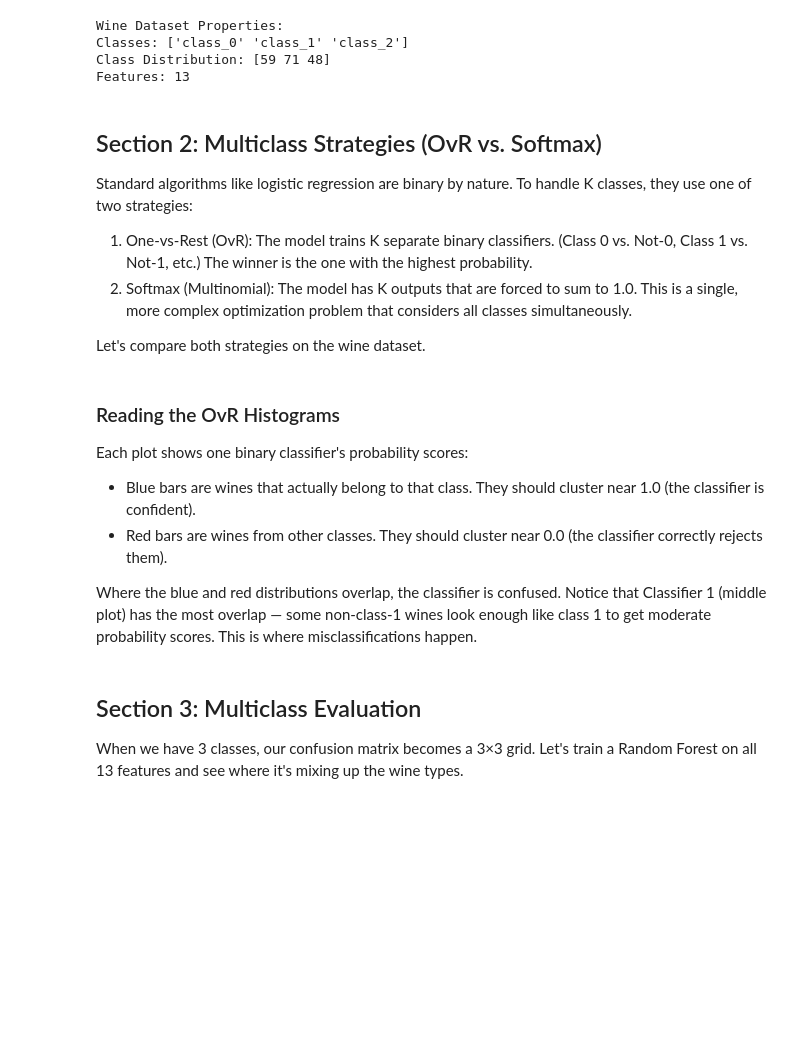
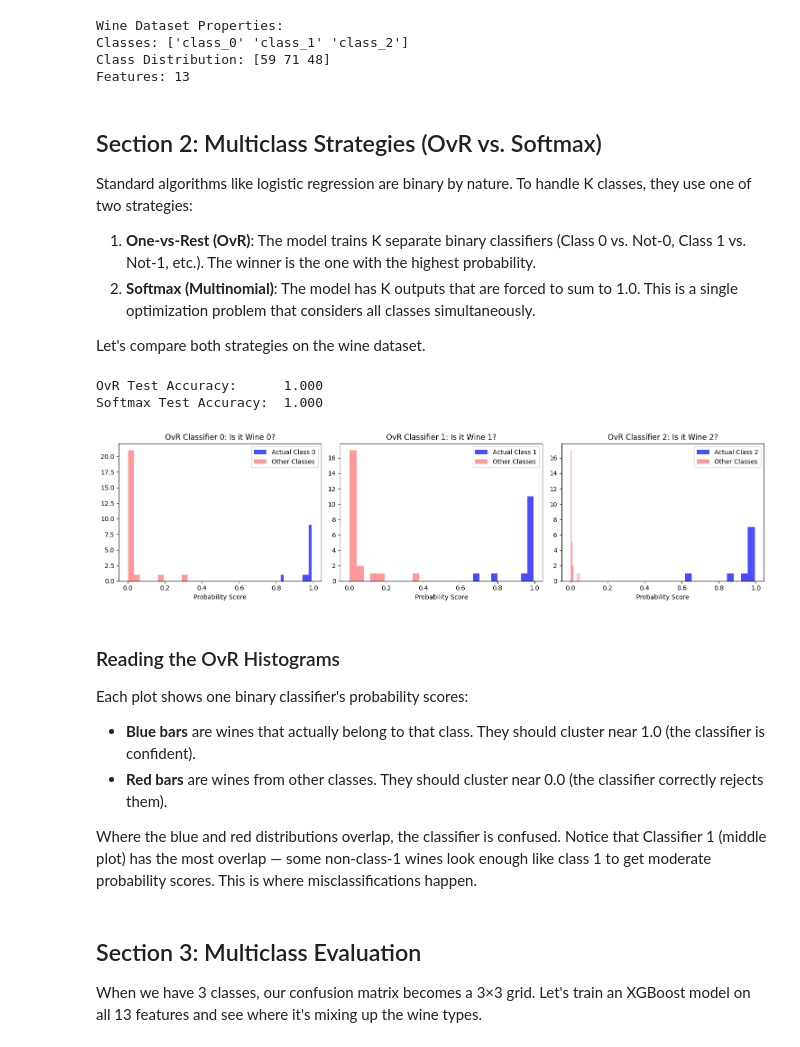
Before and after one commit to bsheese/cs377, a Jupyter notebook: 18_classification/18_1_Classification_Basics/18_1_5_Multiclass_Classification.ipynb, the cells around one changed output. Cells and saved outputs as stored; diff of their text form; code cells hidden in the pictures; blank space fills up the shorter version.

Commit message:
Fix code formatting, correct XGBoost description, and add SVM scaling

```diff
--- a/18_classification/18_1_Classification_Basics/18_1_5_Multiclass_Classification.ipynb
+++ b/18_classification/18_1_Classification_Basics/18_1_5_Multiclass_Classification.ipynb
@@ -58,23 +58,65 @@ Features: 13
 
 Standard algorithms like logistic regression are binary by nature. To handle K classes, they use one of two strategies:
 
-1.  One-vs-Rest (OvR): The model trains K separate binary classifiers. (Class 0 vs. Not-0, Class 1 vs. Not-1, etc.) The winner is the one with the highest probability.
-2.  Softmax (Multinomial): The model has K outputs that are forced to sum to 1.0. This is a single, more complex optimization problem that considers all classes simultaneously.
+1.  **One-vs-Rest (OvR)**: The model trains K separate binary classifiers (Class 0 vs. Not-0, Class 1 vs. Not-1, etc.). The winner is the one with the highest probability.
+2.  **Softmax (Multinomial)**: The model has K outputs that are forced to sum to 1.0. This is a single optimization problem that considers all classes simultaneously.
 
 Let's compare both strategies on the wine dataset.
 # %%
-# XGBoost uses native Softmax (multiclass) approach# Let's compare it to OvR-style (one-vs-rest) for demonstration# Softmax (Multinomial) - native XGBoost multiclasssoftmax_xgb = xgb.XGBClassifier(    objective='multi:softprob',    num_class=3,    n_estimators=100,    max_depth=4,    learning_rate=0.1,    random_state=42,    eval_metric='mlogloss')softmax_xgb.fit(X_w_train, y_w_train)# OvR-style: treat each class separately using XGBoostovr_xgb = OneVsRestClassifier(xgb.XGBClassifier(    objective='binary:logistic',    n_estimators=100,    max_depth=4,    learning_rate=0.1,    random_state=42,    eval_metric='logloss'))ovr_xgb.fit(X_w_train, y_w_train)print(f"OvR Test Accuracy:      {ovr_xgb.score(X_w_test, y_w_test):.3f}")print(f"Softmax Test Accuracy:  {softmax_xgb.score(X_w_test, y_w_test):.3f}")# Visualize OvR probability distributionsy_w_proba_ovr = ovr_xgb.predict_proba(X_w_test)fig, axes = plt.subplots(1, 3, figsize=(15, 4))for i in range(3):    axes[i].hist(y_w_proba_ovr[y_w_test == i, i], bins=10, alpha=0.7, label=f'Actual Class {i}', color='blue')    axes[i].hist(y_w_proba_ovr[y_w_test != i, i], bins=10, alpha=0.4, label='Other Classes', color='red')    axes[i].set_title(f'OvR Classifier {i}: Is it Wine {i}?')    axes[i].set_xlabel('Probability Score')    axes[i].legend()plt.tight_layout()plt.show()
+# Softmax (Multinomial) - native XGBoost multiclass
+softmax_xgb = xgb.XGBClassifier(
+    objective='multi:softprob',
+    num_class=3,
+    n_estimators=100,
+    max_depth=4,
+    learning_rate=0.1,
+    random_state=42,
+    eval_metric='mlogloss'
+)
+softmax_xgb.fit(X_w_train, y_w_train)
+
+# OvR-style: treat each class separately using XGBoost
+ovr_xgb = OneVsRestClassifier(xgb.XGBClassifier(
+    objective='binary:logistic',
+    n_estimators=100,
+    max_depth=4,
+    learning_rate=0.1,
+    random_state=42,
+    eval_metric='logloss'
+))
+ovr_xgb.fit(X_w_train, y_w_train)
+
+print(f"OvR Test Accuracy:      {ovr_xgb.score(X_w_test, y_w_test):.3f}")
+print(f"Softmax Test Accuracy:  {softmax_xgb.score(X_w_test, y_w_test):.3f}")
+
+# Visualize OvR probability distributions
+y_w_proba_ovr = ovr_xgb.predict_proba(X_w_test)
+fig, axes = plt.subplots(1, 3, figsize=(15, 4))
+
+for i in range(3):
+    axes[i].hist(y_w_proba_ovr[y_w_test == i, i], bins=10, alpha=0.7, label=f'Actual Class {i}', color='blue')
+    axes[i].hist(y_w_proba_ovr[y_w_test != i, i], bins=10, alpha=0.4, label='Other Classes', color='red')
+    axes[i].set_title(f'OvR Classifier {i}: Is it Wine {i}?')
+    axes[i].set_xlabel('Probability Score')
+    axes[i].legend()
+
+plt.tight_layout()
+plt.show()
+# %% [output]
+OvR Test Accuracy:      1.000
+Softmax Test Accuracy:  1.000
+[figure, added]
 # %% [markdown]
 ### Reading the OvR Histograms
 
 Each plot shows one binary classifier's probability scores:
 
-- Blue bars are wines that actually belong to that class. They should cluster near 1.0 (the classifier is confident).
-- Red bars are wines from other classes. They should cluster near 0.0 (the classifier correctly rejects them).
+- **Blue bars** are wines that actually belong to that class. They should cluster near 1.0 (the classifier is confident).
+- **Red bars** are wines from other classes. They should cluster near 0.0 (the classifier correctly rejects them).
 
 Where the blue and red distributions overlap, the classifier is confused. Notice that Classifier 1 (middle plot) has the most overlap — some non-class-1 wines look enough like class 1 to get moderate probability scores. This is where misclassifications happen.
 # %% [markdown]
 ## Section 3: Multiclass Evaluation
 
-When we have 3 classes, our confusion matrix becomes a 3×3 grid. Let's train a Random Forest on all 13 features and see where it's mixing up the wine types.
+When we have 3 classes, our confusion matrix becomes a 3×3 grid. Let's train an XGBoost model on all 13 features and see where it's mixing up the wine types.
 # %%
```
Also changed, not shown: parts of 4 cells of this notebook, 1 other file.
